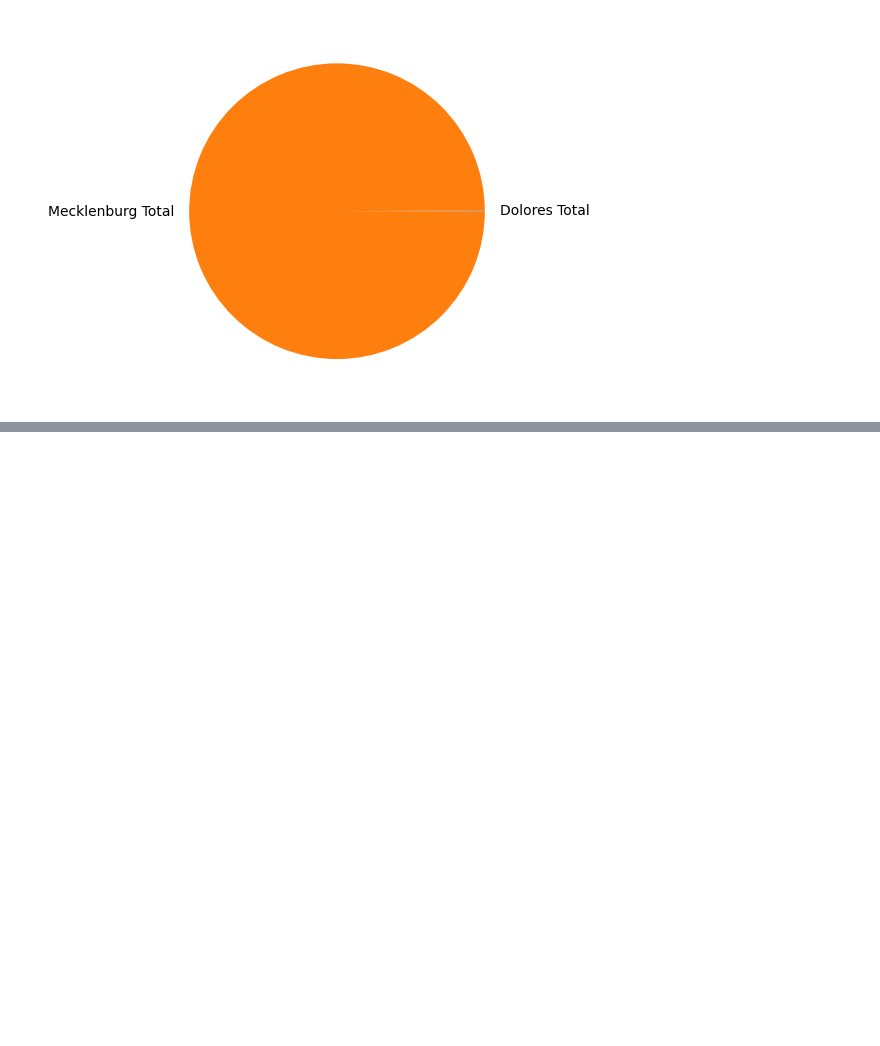
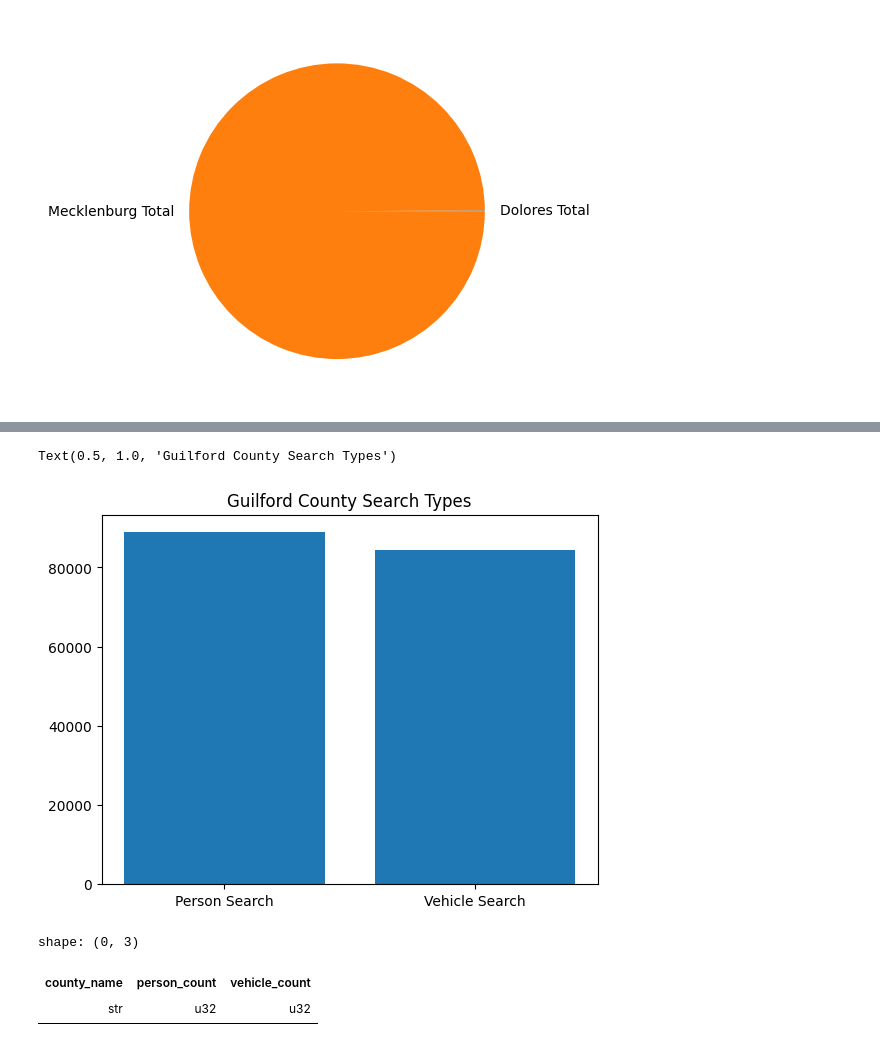
Before and after one commit to ramyap06/stanford-open-policing-data-analysis, a Jupyter notebook: location.ipynb, the cells around one changed output, grey strips where cells are left out. Saved outputs shown, nothing was run; the diff lists cells and outputs as text; code cells hidden in the pictures; blank space fills up the shorter version.

```diff
--- a/location.ipynb
+++ b/location.ipynb
@@ -141,0 +221,19 @@ plt.pie(data, labels=labels)
+# %%
+guil_county = search_types.filter(pl.col('county_name') == 'Wake County')
+guil_person_count = guil_county.select('person_count').to_numpy().item()
+guil_vehicle_count = guil_county.select('vehicle_count').to_numpy().item()
+
+plt.bar(['Person Search', 'Vehicle Search'], [guil_person_count, guil_vehicle_count])
+plt.title('Guilford County Search Types')
+# %% [output]
+Text(0.5, 1.0, 'Guilford County Search Types')
+[figure, added]
+# %%
+# los angeles has no cells which is interesting
+
+la = search_types.filter(pl.col('county_name') == 'Los Angeles')
+la
+# %% [output]
+shape: (0, 3)
+| county_name | person_count | vehicle_count |
+| str | u32 | u32 |
```
Also changed, not shown: parts of 14 cells of this notebook.
